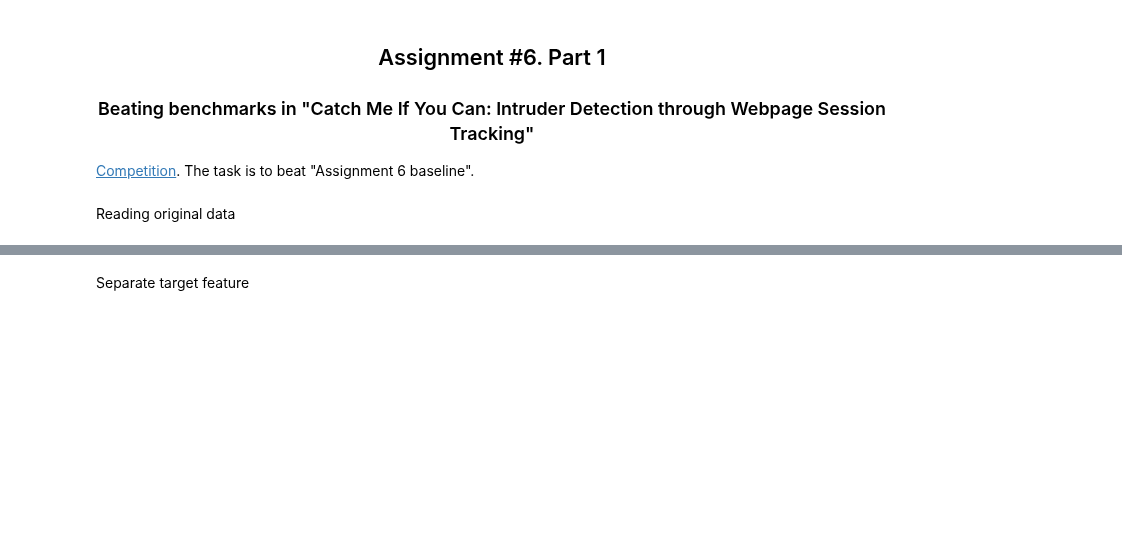
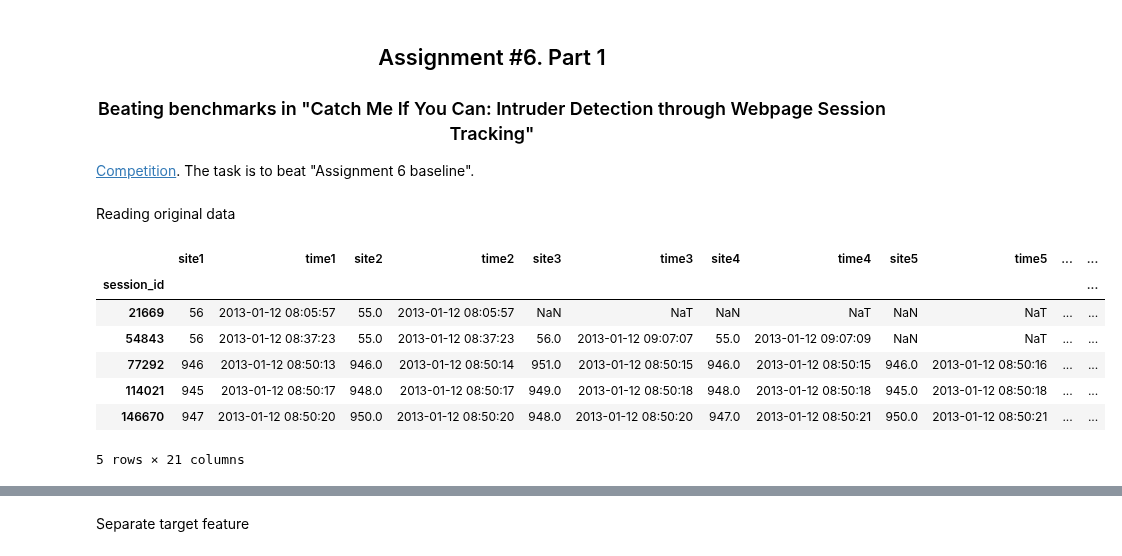
Before and after one commit to kcostya/mlcourse_open, a Jupyter notebook: jupyter_russian/homeworks/hw6_session3_part1_alice_beat_baseline.ipynb, the cells around one changed output, grey strips where cells are left out. Saved outputs shown, nothing was run; the diff lists cells and outputs as text; code cells hidden in the pictures; blank space fills up the shorter version.

```diff
--- a/jupyter_russian/homeworks/hw6_session3_part1_alice_beat_baseline.ipynb
+++ b/jupyter_russian/homeworks/hw6_session3_part1_alice_beat_baseline.ipynb
@@ -35,0 +64,26 @@ test_df = pd.read_csv(os.path.join(PATH_TO_DATA, 'test_sessions.csv'), index_col
+# %%
+# загрузим обучающую и тестовую выборки
+train_df = pd.read_csv('../../data/train_sessions.csv',
+                       index_col='session_id')
+test_df = pd.read_csv('../../data/test_sessions.csv',
+                      index_col='session_id')
+
+# приведем колонки time1, ..., time10 к временному формату
+times = ['time%s' % i for i in range(1, 11)]
+train_df[times] = train_df[times].apply(pd.to_datetime)
+test_df[times] = test_df[times].apply(pd.to_datetime)
+
+# отсортируем данные по времени
+train_df = train_df.sort_values(by='time1')
+
+# посмотрим на заголовок обучающей выборки
+train_df.head()
+# %% [output]
+|  | site1 | time1 | site2 | time2 | site3 | time3 | site4 | time4 | site5 | time5 | ... | ... |
+| session_id |  |  |  |  |  |  |  |  |  |  |  | ... |
+| 21669 | 56 | 2013-01-12 08:05:57 | 55.0 | 2013-01-12 08:05:57 | NaN | NaT | NaN | NaT | NaN | NaT | ... | ... |
+| 54843 | 56 | 2013-01-12 08:37:23 | 55.0 | 2013-01-12 08:37:23 | 56.0 | 2013-01-12 09:07:07 | 55.0 | 2013-01-12 09:07:09 | NaN | NaT | ... | ... |
+| 77292 | 946 | 2013-01-12 08:50:13 | 946.0 | 2013-01-12 08:50:14 | 951.0 | 2013-01-12 08:50:15 | 946.0 | 2013-01-12 08:50:15 | 946.0 | 2013-01-12 08:50:16 | ... | ... |
+| 114021 | 945 | 2013-01-12 08:50:17 | 948.0 | 2013-01-12 08:50:17 | 949.0 | 2013-01-12 08:50:18 | 948.0 | 2013-01-12 08:50:18 | 945.0 | 2013-01-12 08:50:18 | ... | ... |
+| 146670 | 947 | 2013-01-12 08:50:20 | 950.0 | 2013-01-12 08:50:20 | 948.0 | 2013-01-12 08:50:20 | 947.0 | 2013-01-12 08:50:21 | 950.0 | 2013-01-12 08:50:21 | ... | ... |
+5 rows × 21 columns
```
Also changed, not shown: parts of 50 cells of this notebook, 12 other files.
